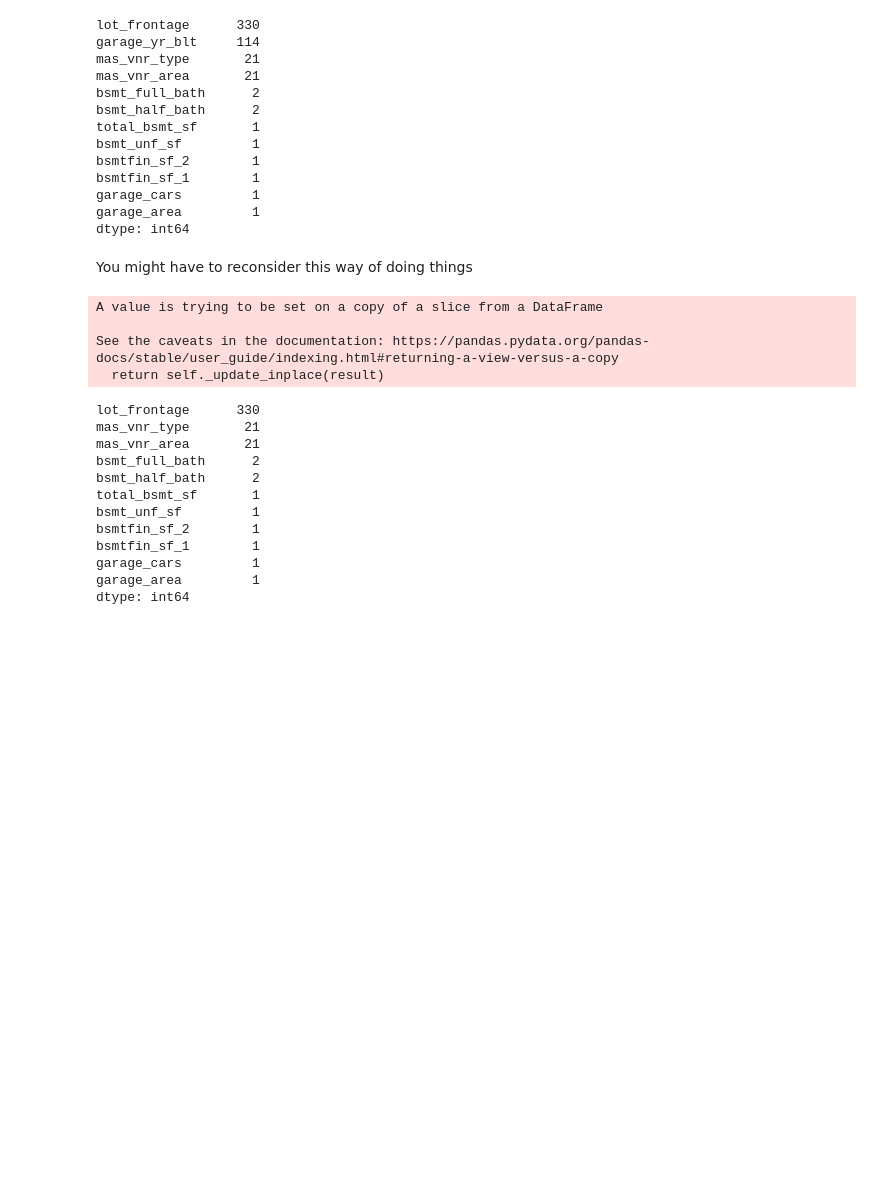
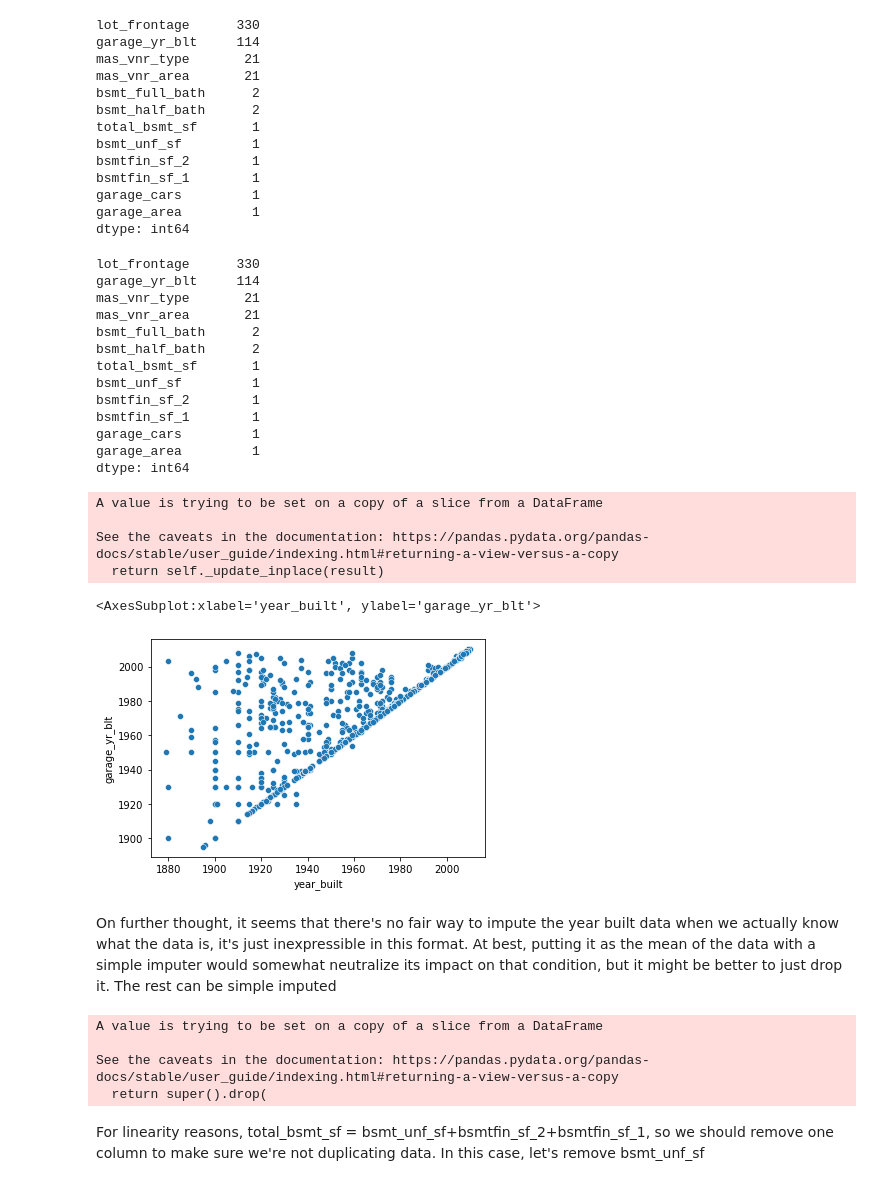
Before and after one commit to knambiar96/ml-housing-predictions, a Jupyter notebook: code/Karthiks-p2-notebook.ipynb, the cells around one changed output. Drawn from its saved outputs; the diff is of its cells as text; code cells hidden in the pictures; blank space fills up the shorter version.

```diff
--- a/code/Karthiks-p2-notebook.ipynb
+++ b/code/Karthiks-p2-notebook.ipynb
@@ -178,20 +197,11 @@ dtype: int64
 ames_test.loc[:,['pool_qc','misc_feature','alley','fence','fireplace_qu','garage_type','bsmt_exposure',
                   'bsmtfin_type_2','bsmtfin_type_1','bsmt_cond','bsmt_qual']]= ames_test.loc[:,['pool_qc','misc_feature','alley','fence','fireplace_qu','garage_type',
                                                                                                  'bsmt_exposure','bsmtfin_type_2','bsmtfin_type_1','bsmt_cond','bsmt_qual']].fillna('NA')
-# %% [markdown]
-You might have to reconsider this way of doing things
-# %%
-ames_train['garage_yr_blt'].fillna(0,inplace=True)
-ames_test['garage_yr_blt'].fillna(0,inplace=True)
-# %% [output]
-A value is trying to be set on a copy of a slice from a DataFrame
-
-See the caveats in the documentation: https://pandas.pydata.org/pandas-docs/stable/user_guide/indexing.html#returning-a-view-versus-a-copy
-  return self._update_inplace(result)
 # %%
 ames_train.isnull().sum().sort_values(ascending=False).loc[lambda x: x>0]
 # %% [output]
 lot_frontage      330
+garage_yr_blt     114
 mas_vnr_type       21
 mas_vnr_area       21
 bsmt_full_bath      2
@@ -206,6 +216,29 @@ dtype: int64
 # %%
 ames_train['mas_vnr_type'].fillna('None',inplace=True)
 ames_test['mas_vnr_type'].fillna('None',inplace=True)
+# %% [output]
+A value is trying to be set on a copy of a slice from a DataFrame
+
+See the caveats in the documentation: https://pandas.pydata.org/pandas-docs/stable/user_guide/indexing.html#returning-a-view-versus-a-copy
+  return self._update_inplace(result)
 # %%
 ames_train['mas_vnr_area'].fillna(0,inplace=True)
 ames_test['mas_vnr_area'].fillna(0,inplace=True)
+# %%
+tem_pames =ames_train.dropna(axis=0, subset=['garage_yr_blt','year_built'])
+sns.scatterplot(tem_pames['year_built'],tem_pames['garage_yr_blt'])
+# %% [output]
+<AxesSubplot:xlabel='year_built', ylabel='garage_yr_blt'>
+[figure, added]
+# %% [markdown]
+On further thought, it seems that there's no fair way to impute the year built data when we actually know what the data is, it's just inexpressible in this format. At best, putting it as the mean of the data with a simple imputer would somewhat neutralize its impact on that condition, but it might be better to just drop it. The rest can be simple imputed
+# %%
+ames_train.drop(columns=['garage_yr_blt'],inplace=True)
+ames_test.drop(columns=['garage_yr_blt'],inplace=True)
+# %% [output]
+A value is trying to be set on a copy of a slice from a DataFrame
+
+See the caveats in the documentation: https://pandas.pydata.org/pandas-docs/stable/user_guide/indexing.html#returning-a-view-versus-a-copy
+  return super().drop(
+# %% [markdown]
+For linearity reasons, total_bsmt_sf = bsmt_unf_sf+bsmtfin_sf_2+bsmtfin_sf_1, so we should remove one column to make sure we're not duplicating data. In this case, let's remove bsmt_unf_sf
```
Also changed, not shown: parts of 148 cells of this notebook, 8 other files.
